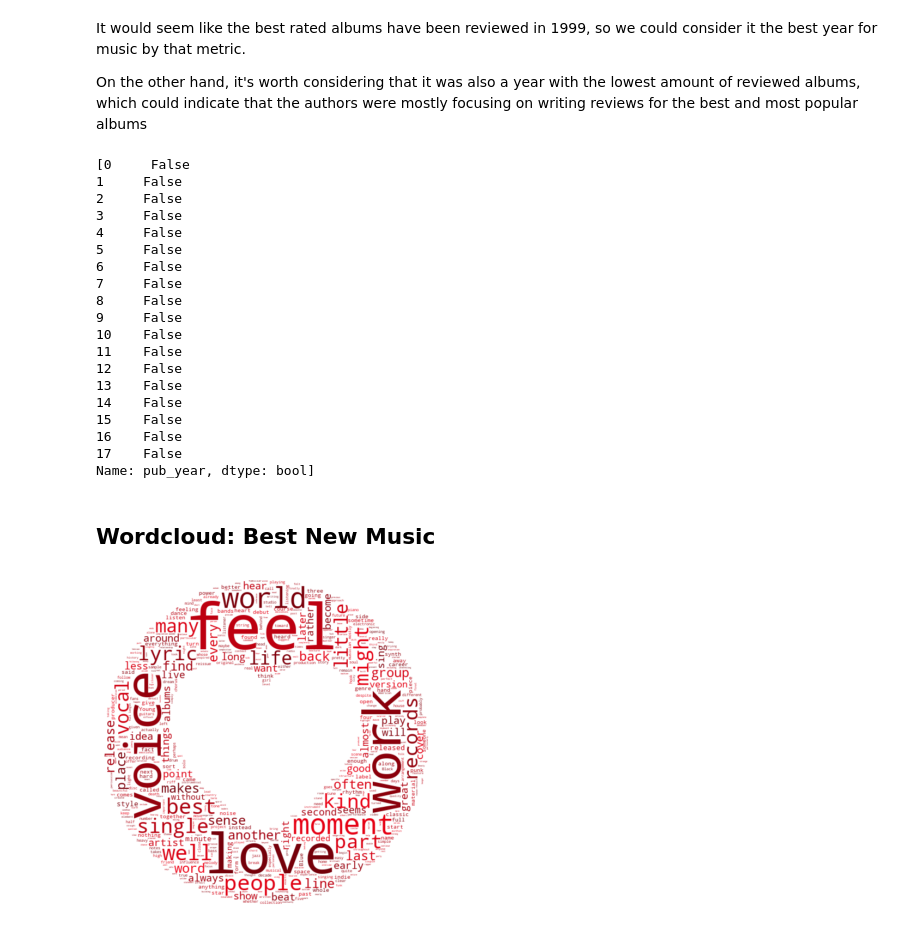
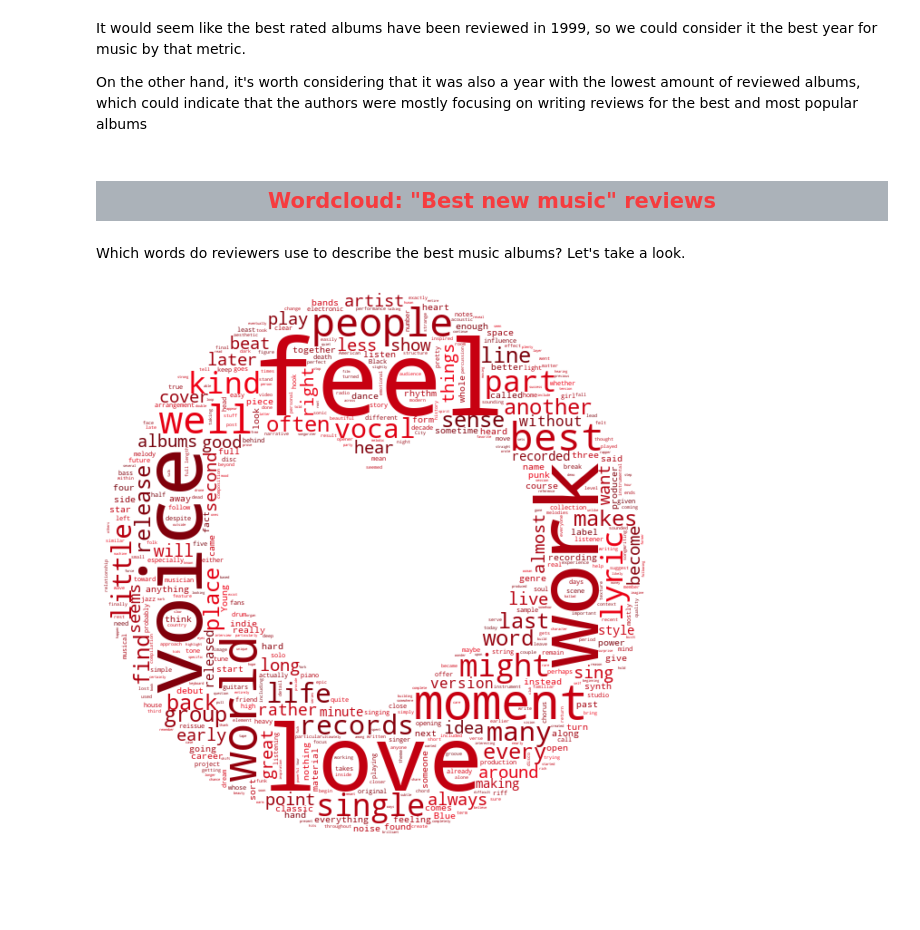
Before and after one commit to ZasadnyJan/Pitchfork_reviews_EDA, a Jupyter notebook: Main_notebook.ipynb, the cells around one changed output. Saved outputs shown, nothing was run; the diff lists cells and outputs as text; code cells hidden in the pictures; blank space fills up the shorter version.

Commit message:
Added conclusions and improved the notebook visually.

```diff
--- a/Main_notebook.ipynb
+++ b/Main_notebook.ipynb
@@ -340,49 +332,34 @@ plt.show()
 It would seem like the best rated albums have been reviewed in 1999, so we could consider it the best year for music by that metric.
 
 On the other hand, it's worth considering that it was also a year with the lowest amount of reviewed albums, which could indicate that the authors were mostly focusing on writing reviews for the best and most popular albums
-# %%
-print([years_reviews["pub_year"]==2017])
-# %% [output]
-[0     False
-1     False
-2     False
-3     False
-4     False
-5     False
-6     False
-7     False
-8     False
-9     False
-10    False
-11    False
-12    False
-13    False
-14    False
-15    False
-16    False
-17    False
-Name: pub_year, dtype: bool]
-# %% [markdown]
-## Wordcloud: Best New Music
+# %% [markdown]
+<h1 style="color: #f63c3f ;background-color: #abb2b9 ;font-family: Lucida Bright, Georgia, serif;font-size:150%;text-align:center">Wordcloud: "Best new music" reviews</h1>
+# %% [markdown]
+Which words do reviewers use to describe the best music albums? Let's take a look.
 # %%
 def red_color_func(word=None, font_size=None, position=None, orientation=None, font_path=None, random_state=None):
     h = int(360.0 * 252.0 / 255.0)
     s = int(100.0 * 255.0 / 255.0)
     l = int(100.0 * float(random_state.randint(60, 120)) / 255.0)
 
     return "hsl({}, {}%, {}%)".format(h, s, l)
 
+
 stopwords = set(STOPWORDS)
-stopwords.update(["album", "one", "band", "song", "sound", "music", "songs", "record", "track", "time", "even", "make", "still", "s", "rock", "way", "sounds", "pop", "thing", "first", "guitar", "much", "now", "year","years", "made", "liner", "note", "come", "tracks", "know", "something", "title", "take", "shit", "shat" ,"though", "seem", "never"])
+stopwords.update(
+    ["album", "one", "band", "song", "sound", "music", "songs", "record", "track", "time", "even", "make", "still", "s",
+     "rock", "way", "sounds", "pop", "thing", "first", "guitar", "much", "now", "year", "years", "made", "liner",
+     "note", "come", "tracks", "know", "something", "title", "take", "shit", "shat", "though", "seem", "never"])
 
-good_text = " ".join(review for review in df_reviews_main[df_reviews_main["best_new_music"]==True]["content"])
+good_text = " ".join(review for review in df_reviews_main[df_reviews_main["best_new_music"] == True]["content"])
 mask = np.asarray(Image.open("heart.jpg"))
 
-wordcloud_good = WordCloud(background_color="white", max_words=500, mask=mask, stopwords=stopwords, min_word_length=4,collocation_threshold= 12, color_func=red_color_func).generate(good_text)
+wordcloud_good = WordCloud(background_color="white", max_words=500, mask=mask, stopwords=stopwords, min_word_length=4,
+                           collocation_threshold=12, color_func=red_color_func).generate(good_text)
 
-plt.figure(figsize=[6,6])
+plt.figure(figsize=[10, 10])
 plt.imshow(wordcloud_good, interpolation="bilinear")
 plt.axis("off")
 plt.show()
 # %% [output]
-[figure, old version]
+[figure, new version]
```
Also changed, not shown: parts of 46 cells of this notebook, 3 other files.
